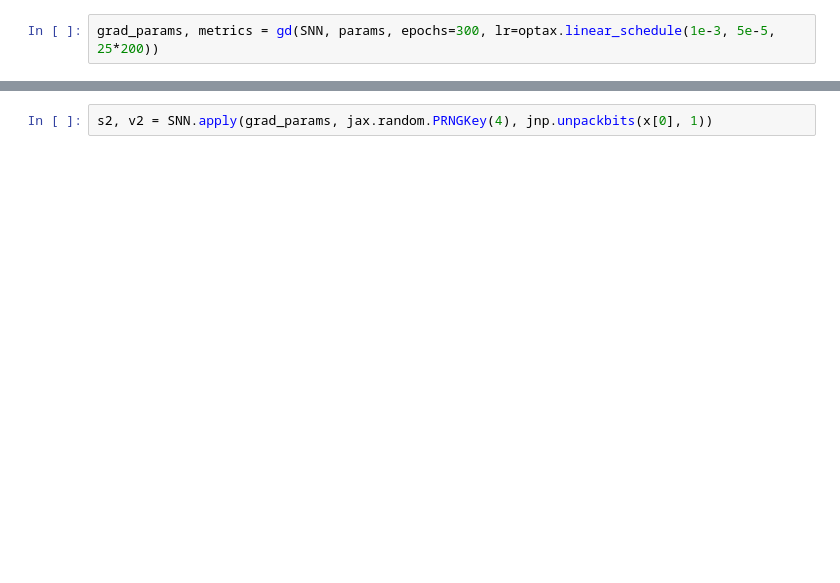
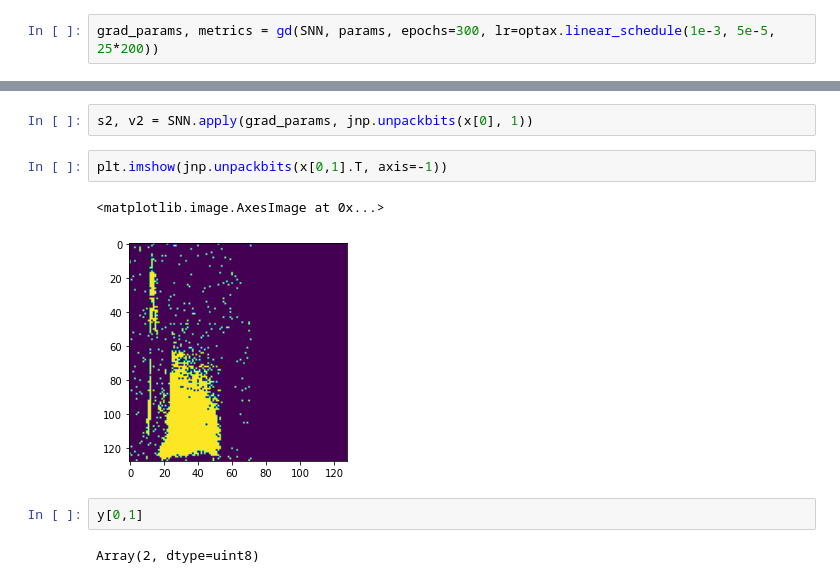
Before and after one commit to kmheckel/spyx, a Jupyter notebook: research/misc/experimental.ipynb, the cells around one changed output, grey strips where cells are left out. Drawn from its saved outputs; the diff is of its cells as text; blank space fills up the shorter version.

```diff
--- a/research/misc/experimental.ipynb
+++ b/research/misc/experimental.ipynb
@@ -169,2 +234,11 @@ Accuracy: 0.44921875 Loss: 2.3762171
 # %%
-s2, v2 = SNN.apply(grad_params, jax.random.PRNGKey(4), jnp.unpackbits(x[0], 1))
+s2, v2 = SNN.apply(grad_params, jnp.unpackbits(x[0], 1))
+# %%
+plt.imshow(jnp.unpackbits(x[0,1].T, axis=-1))
+# %% [output]
+<matplotlib.image.AxesImage at 0x...>
+[figure, added]
+# %%
+y[0,1]
+# %% [output]
+Array(2, dtype=uint8)
```
Also changed, not shown: parts of 16 cells of this notebook, 4 other files.
